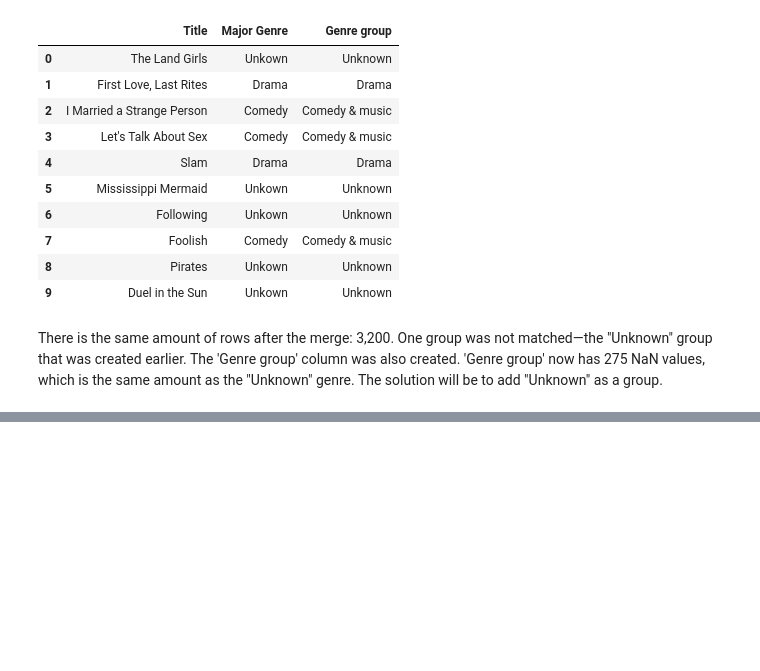
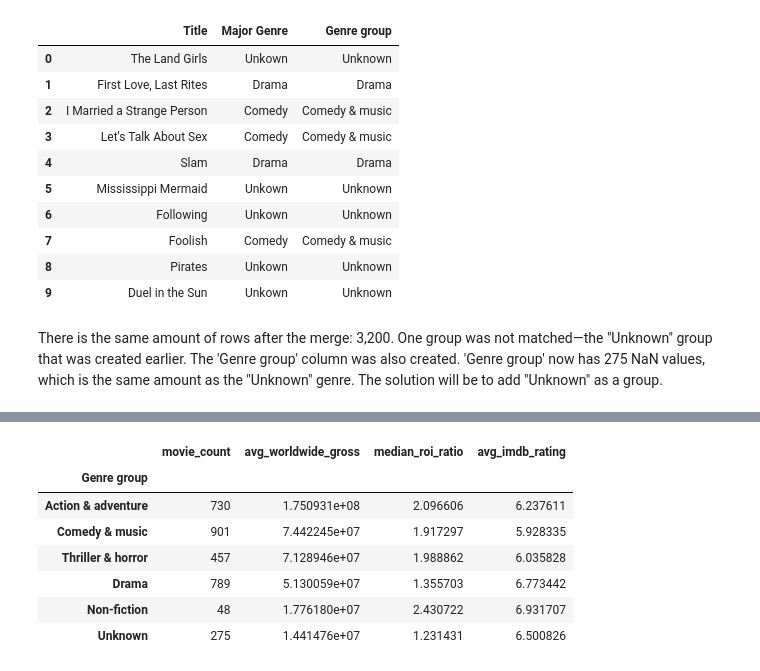
Before and after one commit to Danie1Alexandre/Lexicon---Python---AI, a Jupyter notebook: Data analysis and Visualisation/Project/project investigate a movies data set.ipynb, the cells around one changed output, grey strips where cells are left out. Cells and saved outputs as stored; diff of their text form; code cells hidden in the pictures; blank space fills up the shorter version.

```diff
--- a/Data analysis and Visualisation/Project/project investigate a movies data set.ipynb
+++ b/Data analysis and Visualisation/Project/project investigate a movies data set.ipynb
@@ -415,0 +474,17 @@ There is the same amount of rows after the merge: 3,200. One group was not match
+# %%
+genre_summary = df.groupby('Genre group', observed=False).agg(
+    movie_count=('Title', 'count'),
+    avg_worldwide_gross = ('Worldwide Gross', 'mean'),
+    median_roi_ratio=('Return of investment Ratio', 'median'),
+    avg_imdb_rating=('IMDB Rating', 'mean')
+).sort_values(by='avg_worldwide_gross', ascending=False)
+display(genre_summary)
+# %% [output]
+|  | movie_count | avg_worldwide_gross | median_roi_ratio | avg_imdb_rating |
+| Genre group |  |  |  |  |
+| Action & adventure | 730 | 1.750931e+08 | 2.096606 | 6.237611 |
+| Comedy & music | 901 | 7.442245e+07 | 1.917297 | 5.928335 |
+| Thriller & horror | 457 | 7.128946e+07 | 1.988862 | 6.035828 |
+| Drama | 789 | 5.130059e+07 | 1.355703 | 6.773442 |
+| Non-fiction | 48 | 1.776180e+07 | 2.430722 | 6.931707 |
+| Unknown | 275 | 1.441476e+07 | 1.231431 | 6.500826 |
```
Also changed, not shown: parts of 8 cells of this notebook.
